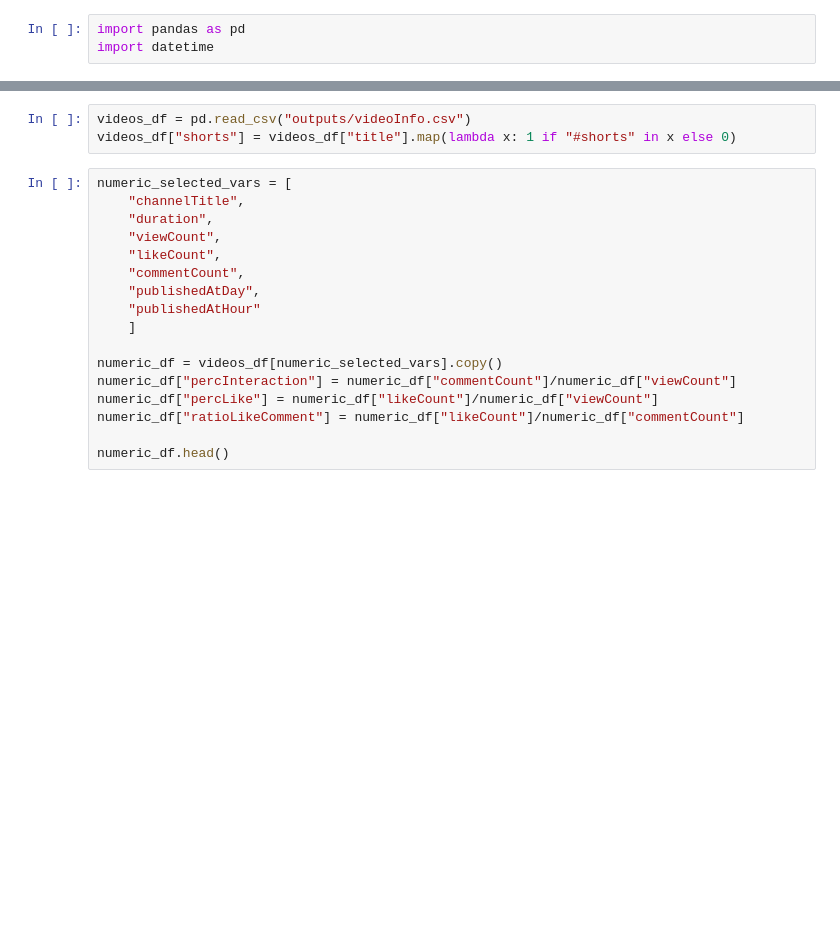
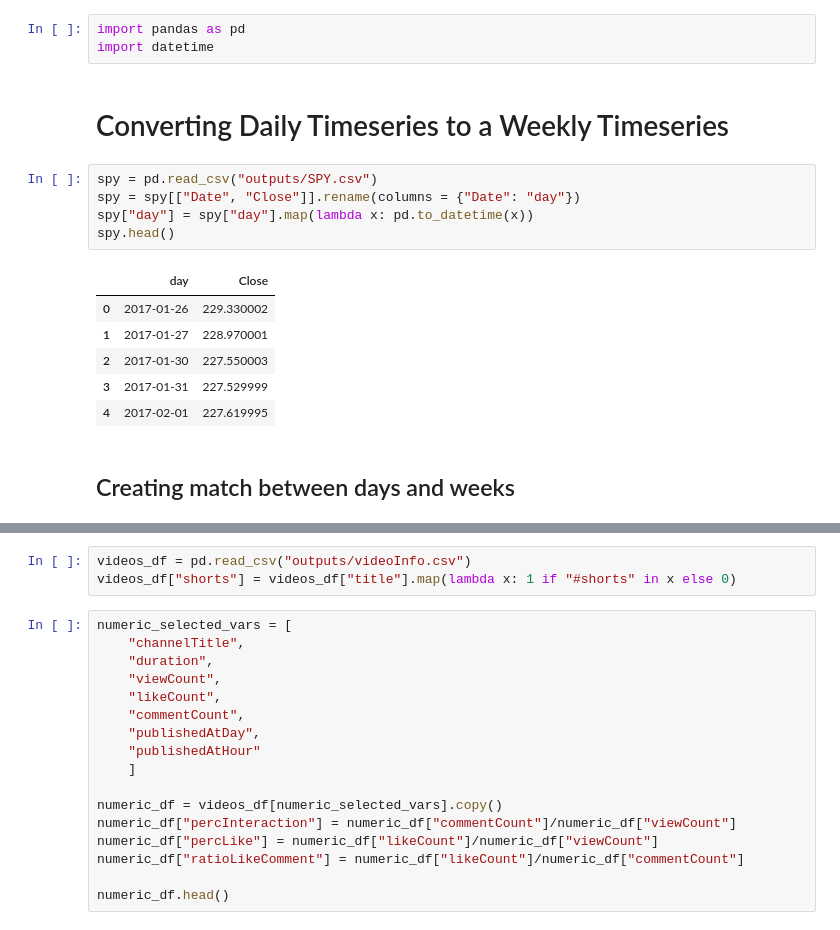
Before and after one commit to calbornozflores/spy-youtube, a Jupyter notebook: notebooks/06 - Feature Engineering.ipynb, the cells around one changed output, grey strips where cells are left out. Drawn from its saved outputs; the diff is of its cells as text; blank space fills up the shorter version.

```diff
--- a/notebooks/06 - Feature Engineering.ipynb
+++ b/notebooks/06 - Feature Engineering.ipynb
@@ -1,3 +1,19 @@
 # %%
 import pandas as pd
 import datetime
+# %% [markdown]
+# Converting Daily Timeseries to a Weekly Timeseries
+# %%
+spy = pd.read_csv("outputs/SPY.csv")
+spy = spy[["Date", "Close"]].rename(columns = {"Date": "day"})
+spy["day"] = spy["day"].map(lambda x: pd.to_datetime(x))
+spy.head()
+# %% [output]
+|  | day | Close |
+| 0 | 2017-01-26 | 229.330002 |
+| 1 | 2017-01-27 | 228.970001 |
+| 2 | 2017-01-30 | 227.550003 |
+| 3 | 2017-01-31 | 227.529999 |
+| 4 | 2017-02-01 | 227.619995 |
+# %% [markdown]
+## Creating match between days and weeks
```
Also changed, not shown: parts of 10 cells of this notebook, 1 other file.
